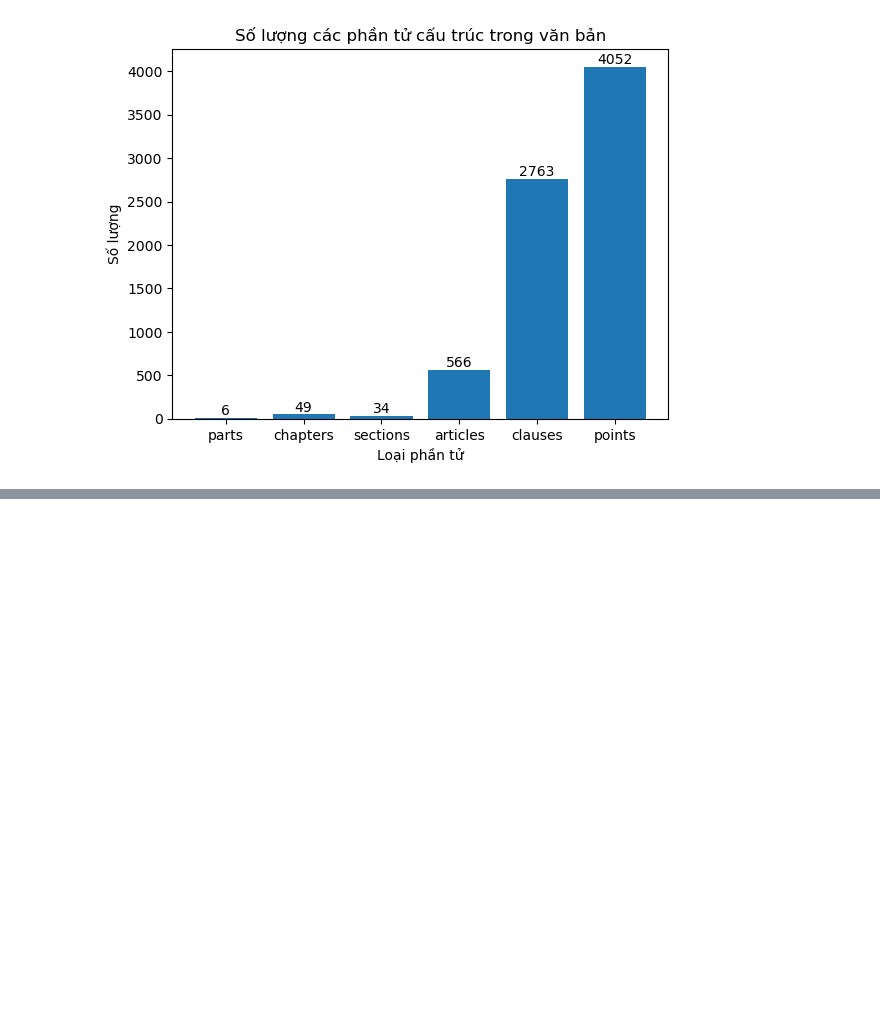
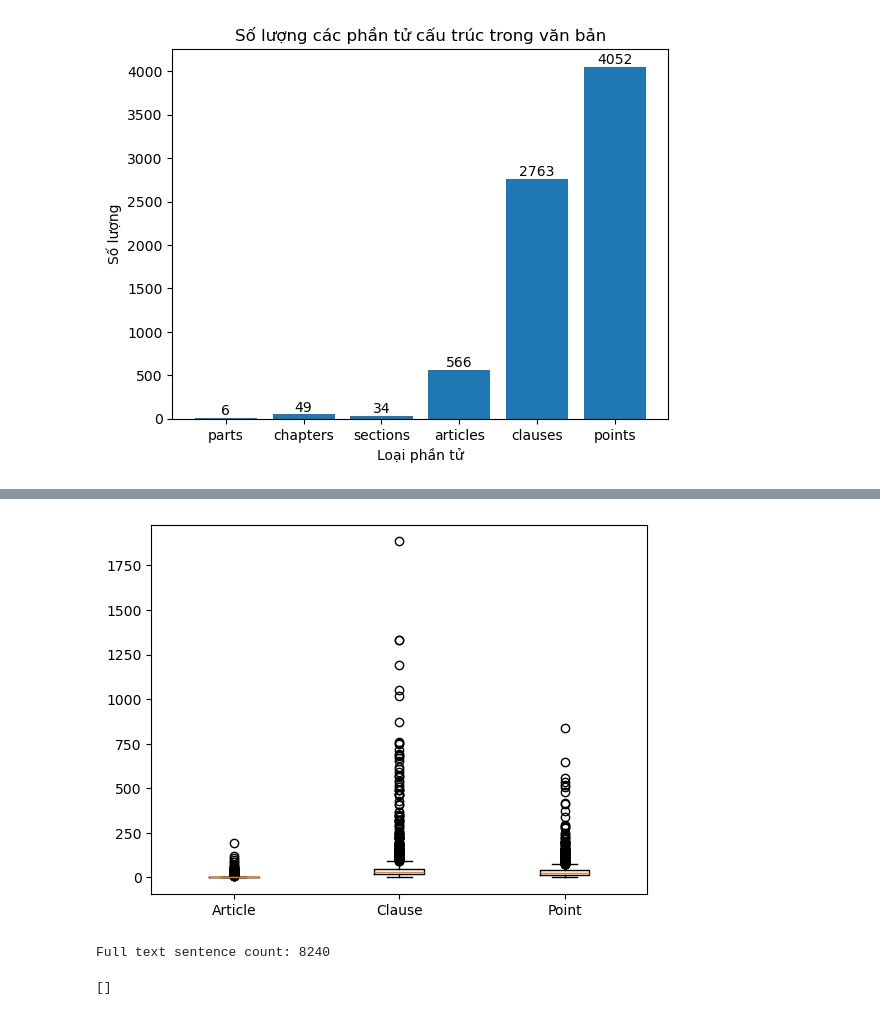
Before and after one commit to n3sfan/NLP-LegalQA, a Jupyter notebook: notebook/eda.ipynb, the cells around one changed output, grey strips where cells are left out. Saved outputs shown, nothing was run; the diff lists cells and outputs as text; code cells hidden in the pictures; blank space fills up the shorter version.

```diff
--- a/notebook/eda.ipynb
+++ b/notebook/eda.ipynb
@@ -139,0 +142,14 @@ df_text.head()
+# %%
+def word_count(text):
+    tokens = word_tokenize(text)
+    return len(tokens)
+article_texts = articles["content"].dropna().tolist()
+clause_texts = clauses["content"].dropna().tolist()
+point_texts = points["content"].dropna().tolist()
+article_wc = [word_count(t) for t in article_texts]
+clause_wc = [word_count(t) for t in clause_texts]
+point_wc = [word_count(t) for t in point_texts]
+plt.boxplot([article_wc, clause_wc, point_wc], labels=["Article","Clause","Point"])
+plt.show()
+# %% [output]
+[figure, added]
@@ -139,0 +162,25 @@ df_text.head()
+# %%
+full_text = " ".join(texts)  # texts là list bạn đã extract
+full_sent_count = count_sentences(full_text)
+print("Full text sentence count:", full_sent_count)
+# %% [output]
+Full text sentence count: 8240
+# %%
+# not done
+article_texts = [
+    a["content"] for a in articles
+    if isinstance(a, dict) and "content" in a
+]
+clause_texts = [
+    c["content"] for c in clauses
+    if isinstance(c, dict) and "content" in c
+]
+point_texts = [
+    p["content"] for p in points
+    if isinstance(p, dict) and "content" in p
+]
+article_sent = [count_sentences(t) for t in article_texts]
+clause_sent = [count_sentences(t) for t in clause_texts]
+point_sent = [count_sentences(t) for t in point_texts]
+# %% [output]
+[]
```
Also changed, not shown: parts of 25 cells of this notebook.
